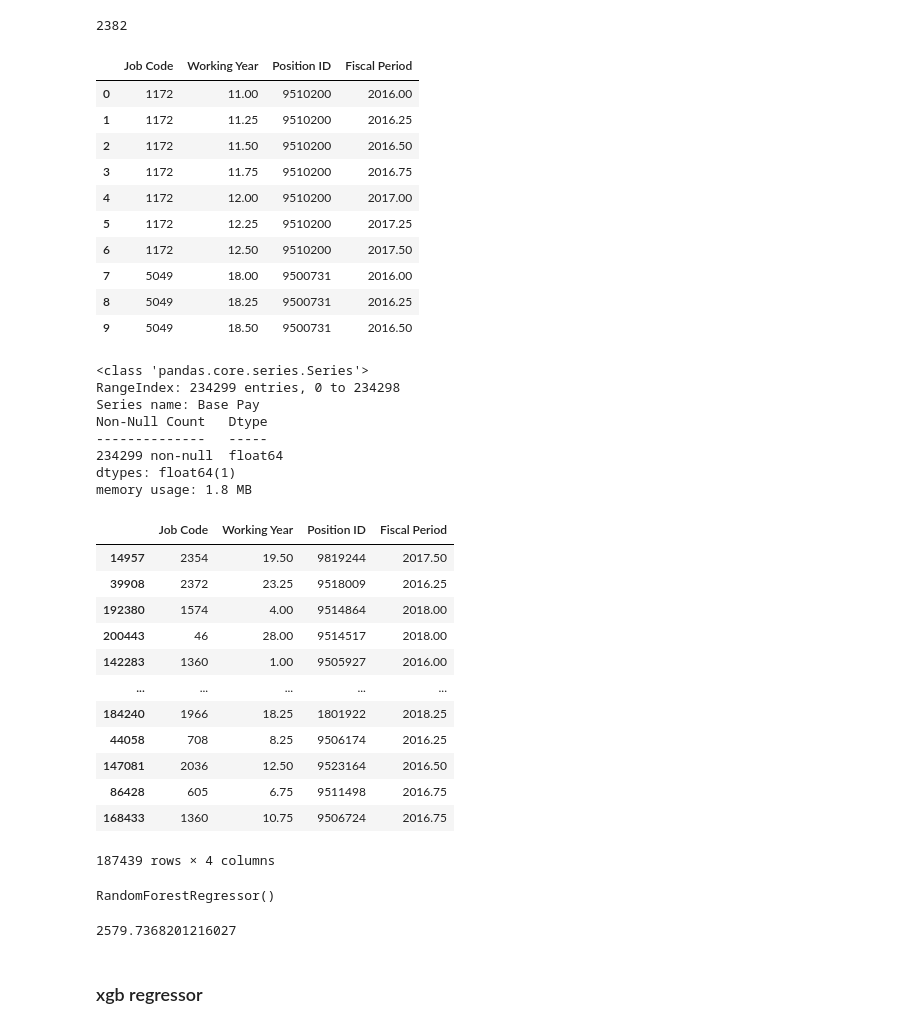
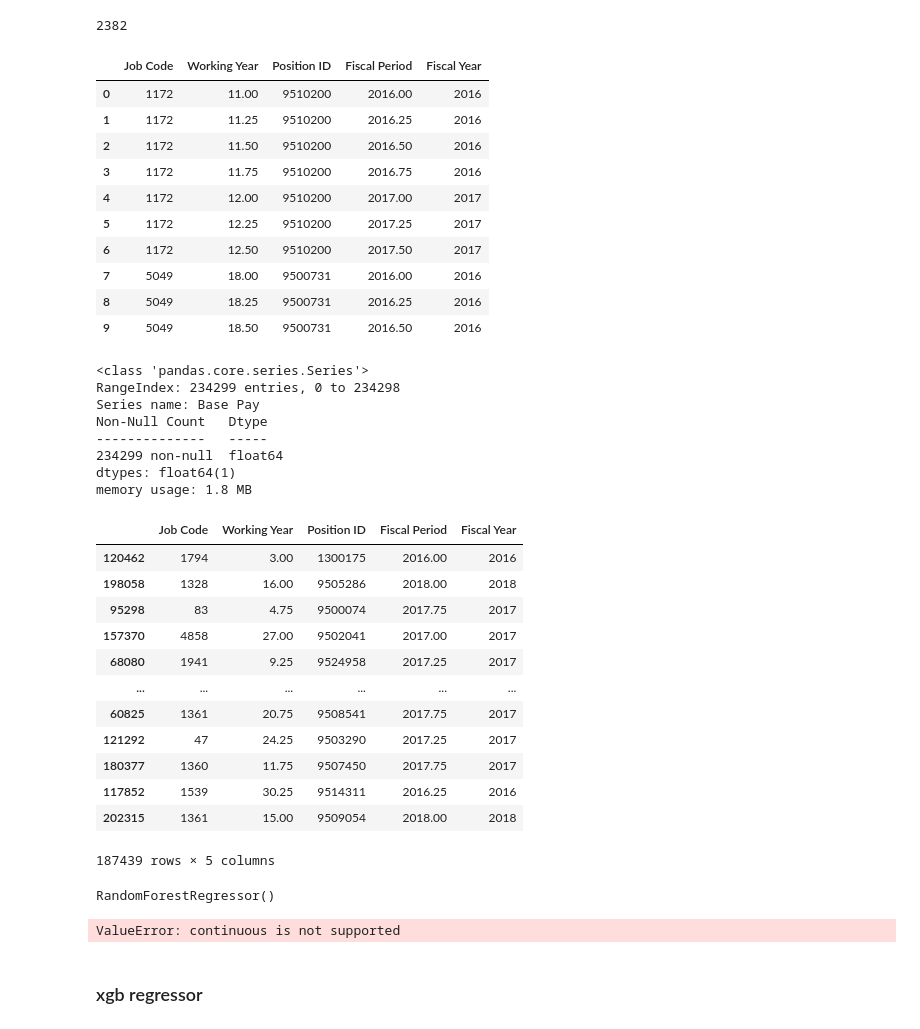
Before and after one commit to PetrusAriaa/AI-group-project, a Jupyter notebook: Aria/models_ar.ipynb, the cells around one changed output. Drawn from its saved outputs; the diff is of its cells as text; code cells hidden in the pictures.

```diff
--- a/Aria/models_ar.ipynb
+++ b/Aria/models_ar.ipynb
@@ -61,21 +61,21 @@ len(payroll["Job Code"].value_counts())
 # %% [output]
 2382
 # %%
-X = payroll[['Job Code','Working Year','Position ID','Fiscal Period']]
+X = payroll[['Job Code','Working Year','Position ID','Fiscal Period', 'Fiscal Year']]
 Y = payroll['Base Pay']
 X.head(10)
 # %% [output]
-|  | Job Code | Working Year | Position ID | Fiscal Period |
-| 0 | 1172 | 11.00 | 9510200 | 2016.00 |
-| 1 | 1172 | 11.25 | 9510200 | 2016.25 |
-| 2 | 1172 | 11.50 | 9510200 | 2016.50 |
-| 3 | 1172 | 11.75 | 9510200 | 2016.75 |
-| 4 | 1172 | 12.00 | 9510200 | 2017.00 |
-| 5 | 1172 | 12.25 | 9510200 | 2017.25 |
-| 6 | 1172 | 12.50 | 9510200 | 2017.50 |
-| 7 | 5049 | 18.00 | 9500731 | 2016.00 |
-| 8 | 5049 | 18.25 | 9500731 | 2016.25 |
-| 9 | 5049 | 18.50 | 9500731 | 2016.50 |
+|  | Job Code | Working Year | Position ID | Fiscal Period | Fiscal Year |
+| 0 | 1172 | 11.00 | 9510200 | 2016.00 | 2016 |
+| 1 | 1172 | 11.25 | 9510200 | 2016.25 | 2016 |
+| 2 | 1172 | 11.50 | 9510200 | 2016.50 | 2016 |
+| 3 | 1172 | 11.75 | 9510200 | 2016.75 | 2016 |
+| 4 | 1172 | 12.00 | 9510200 | 2017.00 | 2017 |
+| 5 | 1172 | 12.25 | 9510200 | 2017.25 | 2017 |
+| 6 | 1172 | 12.50 | 9510200 | 2017.50 | 2017 |
+| 7 | 5049 | 18.00 | 9500731 | 2016.00 | 2016 |
+| 8 | 5049 | 18.25 | 9500731 | 2016.25 | 2016 |
+| 9 | 5049 | 18.50 | 9500731 | 2016.50 | 2016 |
 # %%
 Y.info()
 # %% [output]
@@ -92,19 +92,19 @@ x_train, x_test,y_train,y_test = train_test_split(X,Y,test_size =0.2)
 # print the data
 x_train
 # %% [output]
-|  | Job Code | Working Year | Position ID | Fiscal Period |
-| 14957 | 2354 | 19.50 | 9819244 | 2017.50 |
-| 39908 | 2372 | 23.25 | 9518009 | 2016.25 |
-| 192380 | 1574 | 4.00 | 9514864 | 2018.00 |
-| 200443 | 46 | 28.00 | 9514517 | 2018.00 |
-| 142283 | 1360 | 1.00 | 9505927 | 2016.00 |
-| ... | ... | ... | ... | ... |
-| 184240 | 1966 | 18.25 | 1801922 | 2018.25 |
-| 44058 | 708 | 8.25 | 9506174 | 2016.25 |
-| 147081 | 2036 | 12.50 | 9523164 | 2016.50 |
-| 86428 | 605 | 6.75 | 9511498 | 2016.75 |
-| 168433 | 1360 | 10.75 | 9506724 | 2016.75 |
+|  | Job Code | Working Year | Position ID | Fiscal Period | Fiscal Year |
+| 120462 | 1794 | 3.00 | 1300175 | 2016.00 | 2016 |
+| 198058 | 1328 | 16.00 | 9505286 | 2018.00 | 2018 |
+| 95298 | 83 | 4.75 | 9500074 | 2017.75 | 2017 |
+| 157370 | 4858 | 27.00 | 9502041 | 2017.00 | 2017 |
+| 68080 | 1941 | 9.25 | 9524958 | 2017.25 | 2017 |
+| ... | ... | ... | ... | ... | ... |
+| 60825 | 1361 | 20.75 | 9508541 | 2017.75 | 2017 |
+| 121292 | 47 | 24.25 | 9503290 | 2017.25 | 2017 |
+| 180377 | 1360 | 11.75 | 9507450 | 2017.75 | 2017 |
+| 117852 | 1539 | 30.25 | 9514311 | 2016.25 | 2016 |
+| 202315 | 1361 | 15.00 | 9509054 | 2018.00 | 2018 |
-187439 rows × 4 columns
+187439 rows × 5 columns
 # %%
 from sklearn.ensemble import RandomForestRegressor
 from sklearn.linear_model import RidgeCV
@@ -115,10 +115,11 @@ RandomForestRegressor()
 # %%
 y_pred = rf.predict(x_test)
 # %%
-from sklearn.metrics import mean_absolute_error
-mean_absolute_error(y_test, y_pred)
+from sklearn.metrics import mean_absolute_error, accuracy_score
+# mean_absolute_error(y_test, y_pred)
+accuracy_score(y_test, y_pred)
 # %% [output]
-2579.7368201216027
+ValueError: continuous is not supported
 # %%
 from sklearn.linear_model import LinearRegression
 clf = LinearRegression()
```
